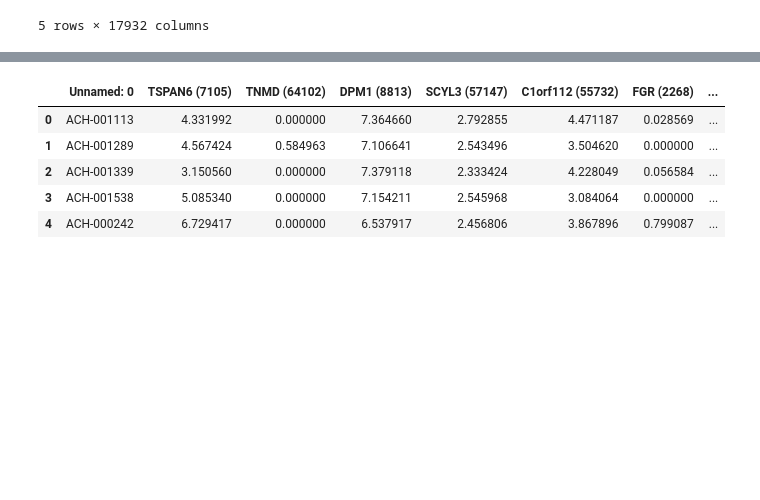
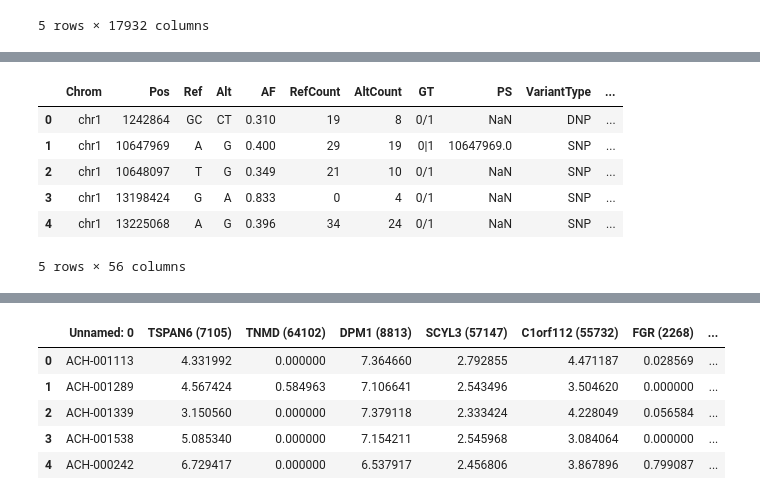
Before and after one commit to dan-beach/dependant-weights, a Jupyter notebook: depmap-processing.ipynb, the cells around one changed output, grey strips where cells are left out. Saved outputs shown, nothing was run; the diff lists cells and outputs as text; code cells hidden in the pictures; blank space fills up the shorter version.

Commit message:
Added further cells for analysis of DepMap data

```diff
--- a/depmap-processing.ipynb
+++ b/depmap-processing.ipynb
@@ -39,2 +44,12 @@ len(mut_maf)
 # %%
 mut_data2 = pd.read_csv(data_path + 'OmicsSomaticMutations.csv', low_memory=False)
+# %%
+mut_data2.head()
+# %% [output]
+|  | Chrom | Pos | Ref | Alt | AF | RefCount | AltCount | GT | PS | VariantType | ... |
+| 0 | chr1 | 1242864 | GC | CT | 0.310 | 19 | 8 | 0/1 | NaN | DNP | ... |
+| 1 | chr1 | 10647969 | A | G | 0.400 | 29 | 19 | 0|1 | 10647969.0 | SNP | ... |
+| 2 | chr1 | 10648097 | T | G | 0.349 | 21 | 10 | 0/1 | NaN | SNP | ... |
+| 3 | chr1 | 13198424 | G | A | 0.833 | 0 | 4 | 0/1 | NaN | SNP | ... |
+| 4 | chr1 | 13225068 | A | G | 0.396 | 34 | 24 | 0/1 | NaN | SNP | ... |
+5 rows × 56 columns
```
Also changed, not shown: parts of 8 cells of this notebook.
